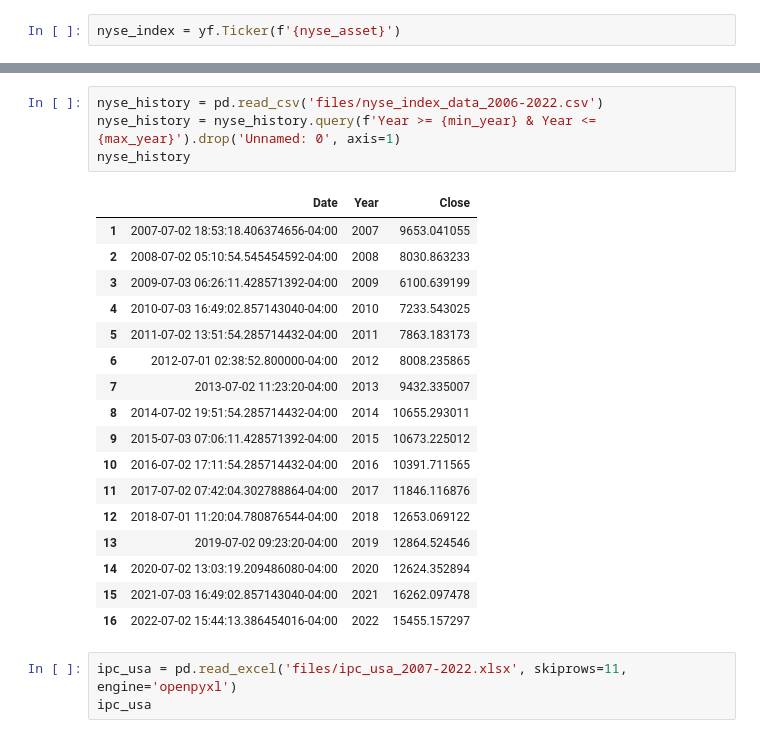
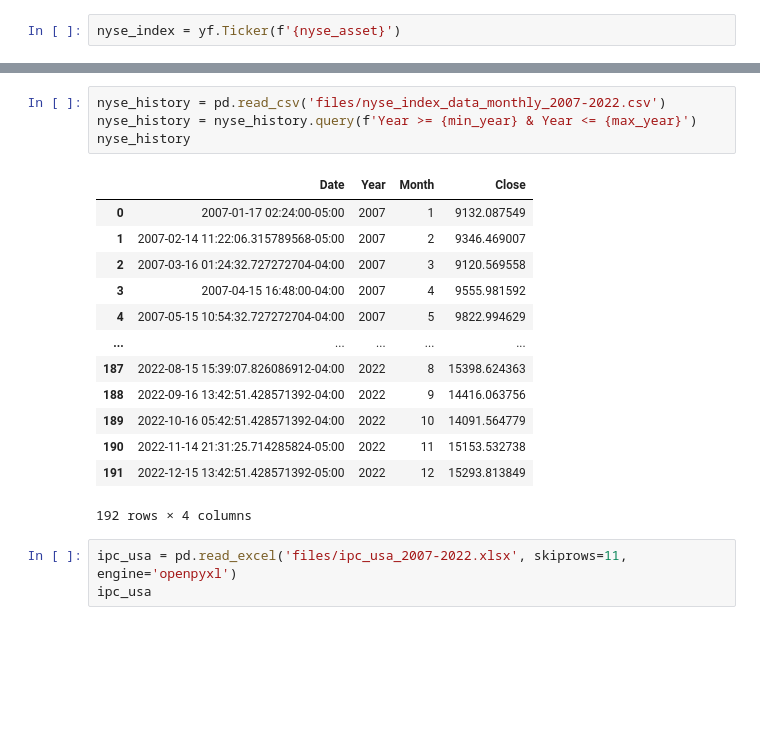
Before and after one commit to hertzrafael/gold-pricing, a Jupyter notebook: dataset.ipynb, the cells around one changed output, grey strips where cells are left out. Saved outputs shown, nothing was run; the diff lists cells and outputs as text; blank space fills up the shorter version.

Commit message:
fixed files to work with months and years

```diff
--- a/dataset.ipynb
+++ b/dataset.ipynb
@@ -44,25 +28,21 @@ nyse_history = nyse_index.history(start=start, end=end).reset_index()
 # %%
-nyse_history = pd.read_csv('files/nyse_index_data_2006-2022.csv')
-nyse_history = nyse_history.query(f'Year >= {min_year} & Year <= {max_year}').drop('Unnamed: 0', axis=1)
+nyse_history = pd.read_csv('files/nyse_index_data_monthly_2007-2022.csv')
+nyse_history = nyse_history.query(f'Year >= {min_year} & Year <= {max_year}')
 nyse_history
 # %% [output]
-|  | Date | Year | Close |
-| 1 | 2007-07-02 18:53:18.406374656-04:00 | 2007 | 9653.041055 |
-| 2 | 2008-07-02 05:10:54.545454592-04:00 | 2008 | 8030.863233 |
-| 3 | 2009-07-03 06:26:11.428571392-04:00 | 2009 | 6100.639199 |
-| 4 | 2010-07-03 16:49:02.857143040-04:00 | 2010 | 7233.543025 |
-| 5 | 2011-07-02 13:51:54.285714432-04:00 | 2011 | 7863.183173 |
-| 6 | 2012-07-01 02:38:52.800000-04:00 | 2012 | 8008.235865 |
-| 7 | 2013-07-02 11:23:20-04:00 | 2013 | 9432.335007 |
-| 8 | 2014-07-02 19:51:54.285714432-04:00 | 2014 | 10655.293011 |
-| 9 | 2015-07-03 07:06:11.428571392-04:00 | 2015 | 10673.225012 |
-| 10 | 2016-07-02 17:11:54.285714432-04:00 | 2016 | 10391.711565 |
-| 11 | 2017-07-02 07:42:04.302788864-04:00 | 2017 | 11846.116876 |
-| 12 | 2018-07-01 11:20:04.780876544-04:00 | 2018 | 12653.069122 |
-| 13 | 2019-07-02 09:23:20-04:00 | 2019 | 12864.524546 |
-| 14 | 2020-07-02 13:03:19.209486080-04:00 | 2020 | 12624.352894 |
-| 15 | 2021-07-03 16:49:02.857143040-04:00 | 2021 | 16262.097478 |
-| 16 | 2022-07-02 15:44:13.386454016-04:00 | 2022 | 15455.157297 |
+|  | Date | Year | Month | Close |
+| 0 | 2007-01-17 02:24:00-05:00 | 2007 | 1 | 9132.087549 |
+| 1 | 2007-02-14 11:22:06.315789568-05:00 | 2007 | 2 | 9346.469007 |
+| 2 | 2007-03-16 01:24:32.727272704-04:00 | 2007 | 3 | 9120.569558 |
+| 3 | 2007-04-15 16:48:00-04:00 | 2007 | 4 | 9555.981592 |
+| 4 | 2007-05-15 10:54:32.727272704-04:00 | 2007 | 5 | 9822.994629 |
+| ... | ... | ... | ... | ... |
+| 187 | 2022-08-15 15:39:07.826086912-04:00 | 2022 | 8 | 15398.624363 |
+| 188 | 2022-09-16 13:42:51.428571392-04:00 | 2022 | 9 | 14416.063756 |
+| 189 | 2022-10-16 05:42:51.428571392-04:00 | 2022 | 10 | 14091.564779 |
+| 190 | 2022-11-14 21:31:25.714285824-05:00 | 2022 | 11 | 15153.532738 |
+| 191 | 2022-12-15 13:42:51.428571392-05:00 | 2022 | 12 | 15293.813849 |
+192 rows × 4 columns
 # %%
 ipc_usa = pd.read_excel('files/ipc_usa_2007-2022.xlsx', skiprows=11, engine='openpyxl')
 ipc_usa
```
Also changed, not shown: parts of 7 cells of this notebook, 4 other files.
